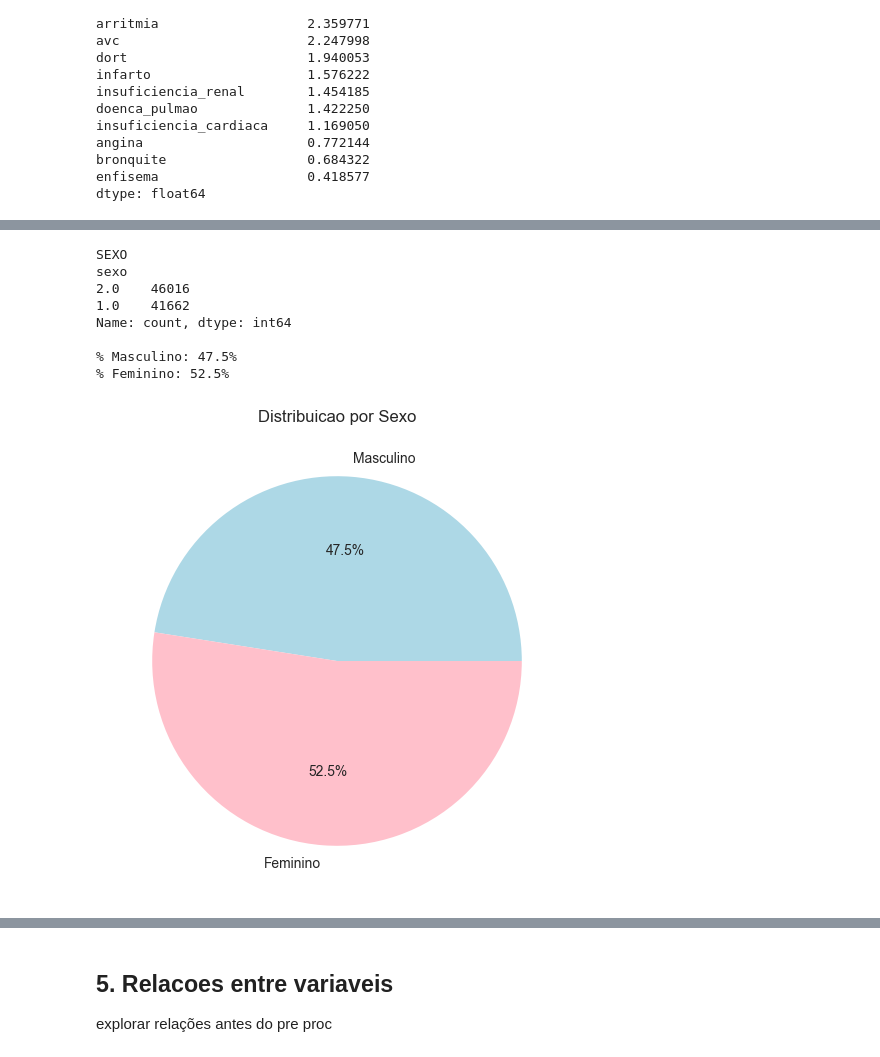
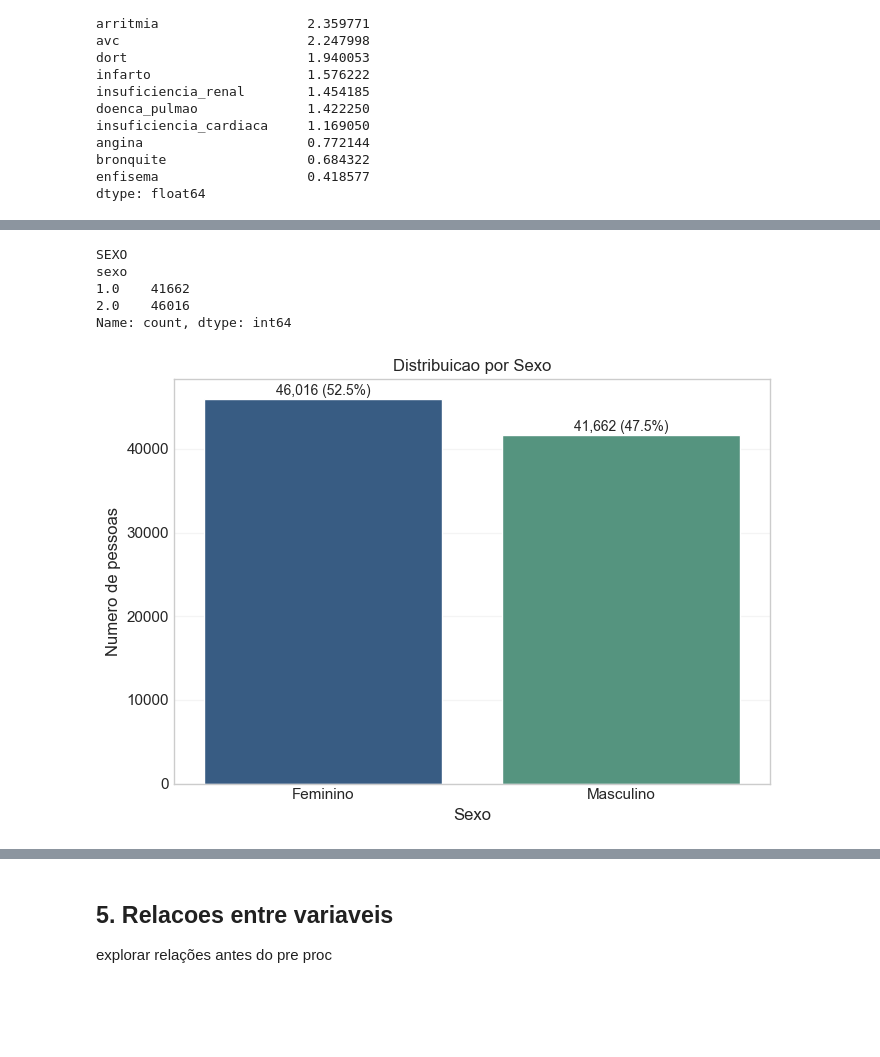
Before and after one commit to joaovictorwg/pns-dss-ncd-ml, a Jupyter notebook: notebooks/analise_exploratoria.ipynb, the cells around one changed output, grey strips where cells are left out. Cells and saved outputs as stored; diff of their text form; code cells hidden in the pictures; blank space fills up the shorter version.

```diff
--- a/notebooks/analise_exploratoria.ipynb
+++ b/notebooks/analise_exploratoria.ipynb
@@ -415,25 +396,29 @@ Name: idade, dtype: float64
 # %%
-# sexo
+# sexo (troca de pizza por barras com rotulos)
 print("SEXO")
-sexo_dist = df['sexo'].value_counts()
+sexo_dist = df['sexo'].value_counts(dropna=False).sort_index()
 print(sexo_dist)
-print(f"\n% Masculino: {(sexo_dist.get(1, 0) / len(df) * 100):.1f}%")
-print(f"% Feminino: {(sexo_dist.get(2, 0) / len(df) * 100):.1f}%")
 
-plt.figure(figsize=(6, 6))
-plt.pie([sexo_dist.get(1, 0), sexo_dist.get(2, 0)],
-        labels=['Masculino', 'Feminino'],
-        autopct='%1.1f%%',
-        colors=['lightblue', 'pink'])
+sexo_map = {1: 'Masculino', 2: 'Feminino'}
+sexo_plot = df['sexo'].map(sexo_map).fillna('Nao informado').value_counts()
+sexo_pct = (sexo_plot / sexo_plot.sum() * 100).round(1)
+
+plt.figure(figsize=(7, 5))
+ax = sns.barplot(x=sexo_plot.index, y=sexo_plot.values, palette=HEALTH_COLORS[:2])
+
+for i, (n, p) in enumerate(zip(sexo_plot.values, sexo_pct.values)):
+    ax.text(i, n + max(sexo_plot.values) * 0.01, f"{n:,} ({p:.1f}%)", ha='center', fontsize=10)
+
+plt.ylabel('Numero de pessoas')
+plt.xlabel('Sexo')
 plt.title('Distribuicao por Sexo')
+plt.grid(axis='y', alpha=0.2)
+plt.tight_layout()
 plt.show()
 # %% [output]
 SEXO
 sexo
+1.0    41662
 2.0    46016
-1.0    41662
 Name: count, dtype: int64
-
-% Masculino: 47.5%
-% Feminino: 52.5%
-[figure, old version]
+[figure, new version]
```
Also changed, not shown: parts of 77 cells of this notebook, 58 other files.
